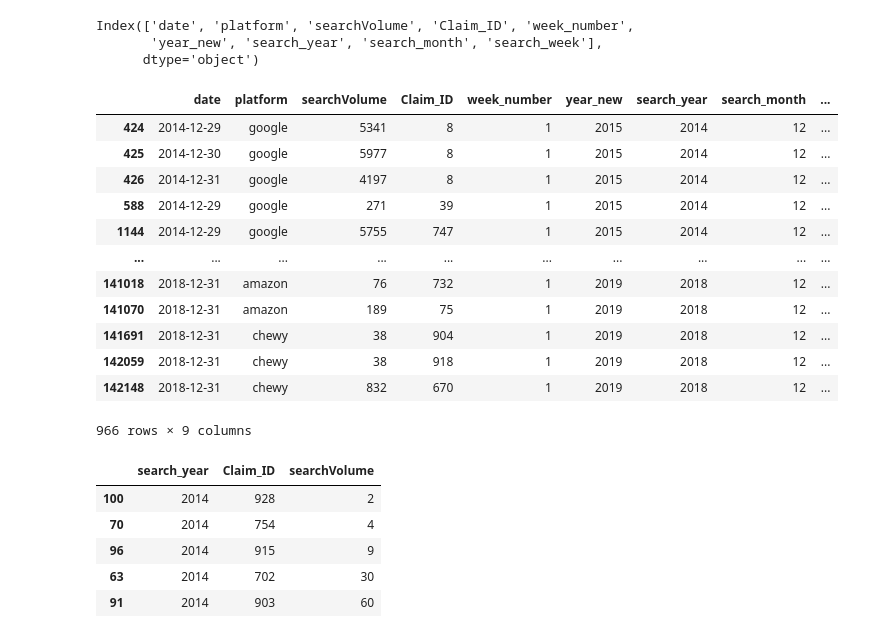
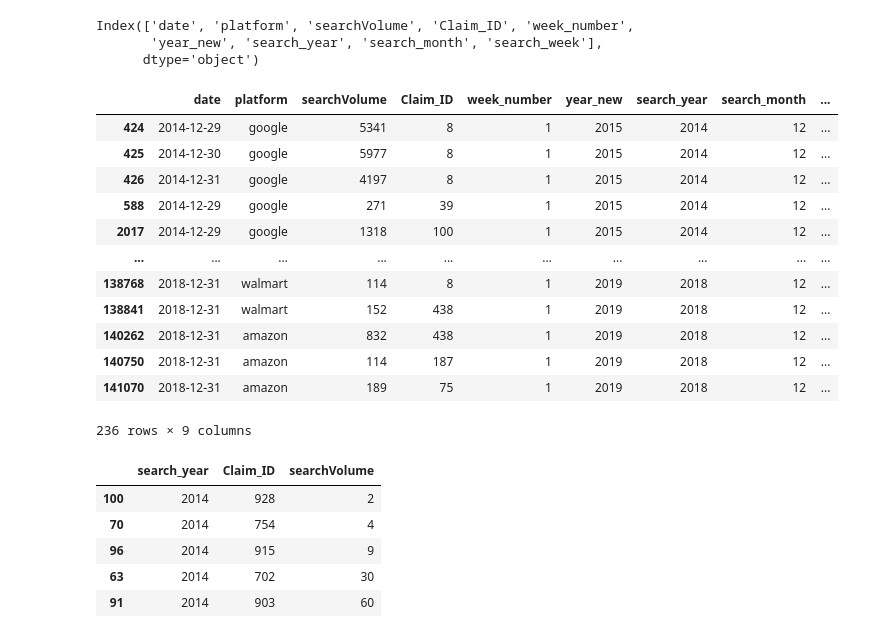
Before and after one commit to Akshara-416/sales_prediction, a Jupyter notebook: data_exploration.ipynb, the cells around one changed output. Drawn from its saved outputs; the diff is of its cells as text; code cells hidden in the pictures.

```diff
--- a/data_exploration.ipynb
+++ b/data_exploration.ipynb
@@ -517,21 +531,21 @@ Index(['date', 'platform', 'searchVolume', 'Claim_ID', 'week_number',
        'year_new', 'search_year', 'search_month', 'search_week'],
       dtype='object')
 # %%
-df_gs[df_gs.search_year!=df_gs.year_new]
+df_gs[(df_gs.search_year!=df_gs.year_new) & (df_gs.Claim_ID<439)]
 # %% [output]
 |  | date | platform | searchVolume | Claim_ID | week_number | year_new | search_year | search_month | ... |
 | 424 | 2014-12-29 | google | 5341 | 8 | 1 | 2015 | 2014 | 12 | ... |
 | 425 | 2014-12-30 | google | 5977 | 8 | 1 | 2015 | 2014 | 12 | ... |
 | 426 | 2014-12-31 | google | 4197 | 8 | 1 | 2015 | 2014 | 12 | ... |
 | 588 | 2014-12-29 | google | 271 | 39 | 1 | 2015 | 2014 | 12 | ... |
-| 1144 | 2014-12-29 | google | 5755 | 747 | 1 | 2015 | 2014 | 12 | ... |
+| 2017 | 2014-12-29 | google | 1318 | 100 | 1 | 2015 | 2014 | 12 | ... |
 | ... | ... | ... | ... | ... | ... | ... | ... | ... | ... |
-| 141018 | 2018-12-31 | amazon | 76 | 732 | 1 | 2019 | 2018 | 12 | ... |
+| 138768 | 2018-12-31 | walmart | 114 | 8 | 1 | 2019 | 2018 | 12 | ... |
+| 138841 | 2018-12-31 | walmart | 152 | 438 | 1 | 2019 | 2018 | 12 | ... |
+| 140262 | 2018-12-31 | amazon | 832 | 438 | 1 | 2019 | 2018 | 12 | ... |
+| 140750 | 2018-12-31 | amazon | 114 | 187 | 1 | 2019 | 2018 | 12 | ... |
 | 141070 | 2018-12-31 | amazon | 189 | 75 | 1 | 2019 | 2018 | 12 | ... |
-| 141691 | 2018-12-31 | chewy | 38 | 904 | 1 | 2019 | 2018 | 12 | ... |
-| 142059 | 2018-12-31 | chewy | 38 | 918 | 1 | 2019 | 2018 | 12 | ... |
-| 142148 | 2018-12-31 | chewy | 832 | 670 | 1 | 2019 | 2018 | 12 | ... |
-966 rows × 9 columns
+236 rows × 9 columns
 # %%
 #df_gs.loc[((df_gs.search_week==1)|(df_gs.search_week==53)|(df_gs.search_week==52)) & (df_gs.search_month==12), 'search_year'] = df_gs.search_year+1
 df_gs_yearly = df_gs.groupby(['search_year','Claim_ID']).sum()['searchVolume'].reset_index().sort_values(by=['search_year','searchVolume'])
```
Also changed, not shown: parts of 6 cells of this notebook.
